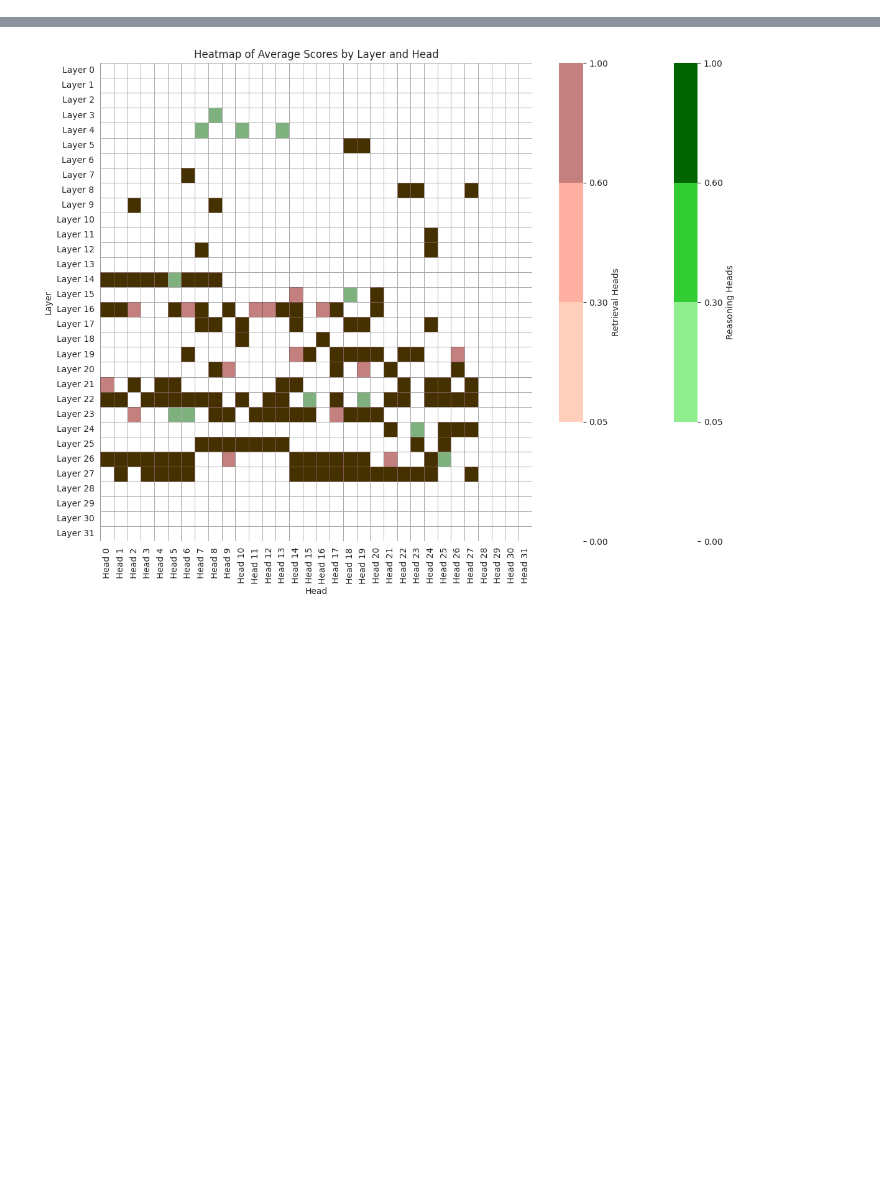
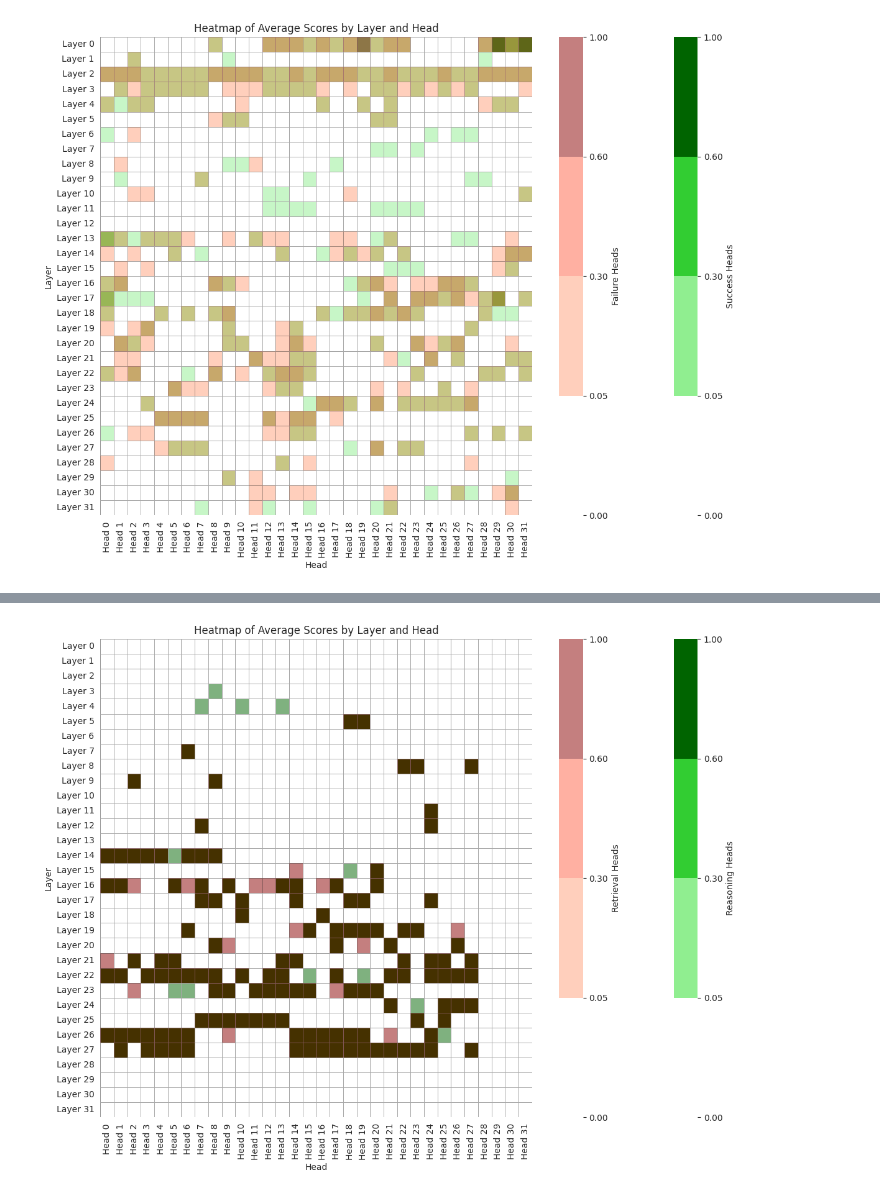
Before and after one commit to ZetangForward/MyRLHF, a Jupyter notebook: reetrievalheaddetect/viz/viz_head.ipynb, the cells around one changed output, grey strips where cells are left out. Saved outputs shown, nothing was run; the diff lists cells and outputs as text; code cells hidden in the pictures; blank space fills up the shorter version.

```diff
--- a/reetrievalheaddetect/viz/viz_head.ipynb
+++ b/reetrievalheaddetect/viz/viz_head.ipynb
@@ -14,0 +15,6 @@ ModelZipper is ready for launch🚀 | Current Version🦄 >>> 0.2.7 <<< | AOE Ti
+# %%
+hop_files = auto_read_dir("/data/zecheng/acl2025/MyRLHF/reetrievalheaddetect/head_score/7-hop", file_prefix='*_Meta')
+print(hop_files)
+
+fail_head_score = auto_read_data(hop_files[0])
+succ_head_score = auto_read_data(hop_files[1])
@@ -14,0 +26,57 @@ ModelZipper is ready for launch🚀 | Current Version🦄 >>> 0.2.7 <<< | AOE Ti
+# %%
+num_layers = 32
+num_heads = 32
+df_succ_scores = np.zeros((num_layers, num_heads))
+df_fail_scores = np.zeros((num_layers, num_heads))
+
+for key, values in succ_head_score.items():
+    layer, head = map(int, key.split('-'))
+    df_succ_scores[layer, head] = np.mean(values)
+
+for key, values in fail_head_score.items():
+    layer, head = map(int, key.split('-'))
+    df_fail_scores[layer, head] = np.mean(values)
+
+colors1 = ['#ffffff', '#90ee90', '#32cd32', '#006400']  # 浅绿 -> 中绿 -> 深绿
+colors2 = ['#ffffff', '#ffa07a', '#ff6347', '#8b0000']  # 浅红 -> 中红 -> 深红
+bounds = [0, 0.05, 0.3, 0.6, 1.0]  # 定义边界
+
+# 创建colormap和norm
+cmap1 = ListedColormap(colors1)
+cmap2 = ListedColormap(colors2)
+norm = BoundaryNorm(bounds, len(colors1))
+
+# 转换为 DataFrame
+df_succ_scores = pd.DataFrame(df_succ_scores, columns=[f'Head {i}' for i in range(num_heads)],
+                  index=[f'Layer {i}' for i in range(num_layers)])
+df_fail_scores = pd.DataFrame(df_fail_scores, columns=[f'Head {i}' for i in range(num_heads)],
+                  index=[f'Layer {i}' for i in range(num_layers)])
+
+sns.set_style("white")
+
+fail_column_means = df_fail_scores.mean() # 计算每列的平均分
+succ_column_means = df_succ_scores.mean()
+
+# 使用apply函数，沿着列的方向（axis=0）应用一个函数
+# 这个函数会检查每一个元素，如果元素值低于其所在列的平均分，那么该元素值将被设置为0
+df_succ_scores = df_succ_scores.apply(lambda x: [value if value >= succ_column_means[x.name] else 0 for value in x], axis=0)
+df_fail_scores = df_fail_scores.apply(lambda x: [value if value >= fail_column_means[x.name] else 0 for value in x], axis=0)
+
+succ_heads = df_succ_scores
+fail_heads = df_fail_scores
+
+# 绘制热力图
+plt.figure(figsize=(14, 10))
+
+sns.heatmap(succ_heads, cmap=cmap1, norm=norm, alpha=1, cbar=True,
+            cbar_kws={'label': 'Success Heads'}, linewidths=0.5, linecolor='gray')
+
+sns.heatmap(fail_heads, cmap=cmap2, norm=norm, alpha=0.5, cbar=True,
+            cbar_kws={'label': 'Failure Heads'}, linewidths=0.5, linecolor='gray')
+
+plt.title('Heatmap of Average Scores by Layer and Head')
+plt.xlabel('Head')
+plt.ylabel('Layer')
+plt.show()
+# %% [output]
+[figure, added]
```
Also changed, not shown: parts of 5 cells of this notebook, 5 other files.
